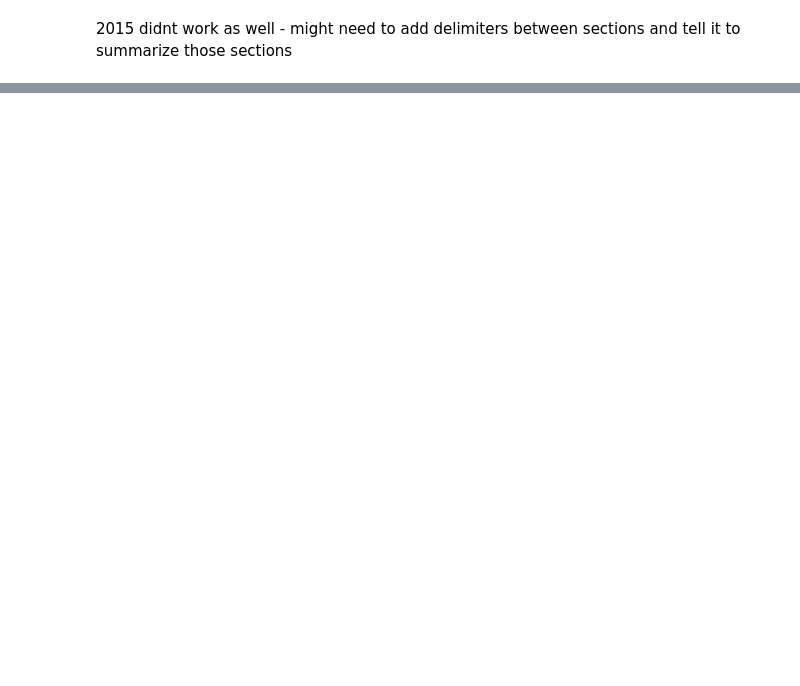
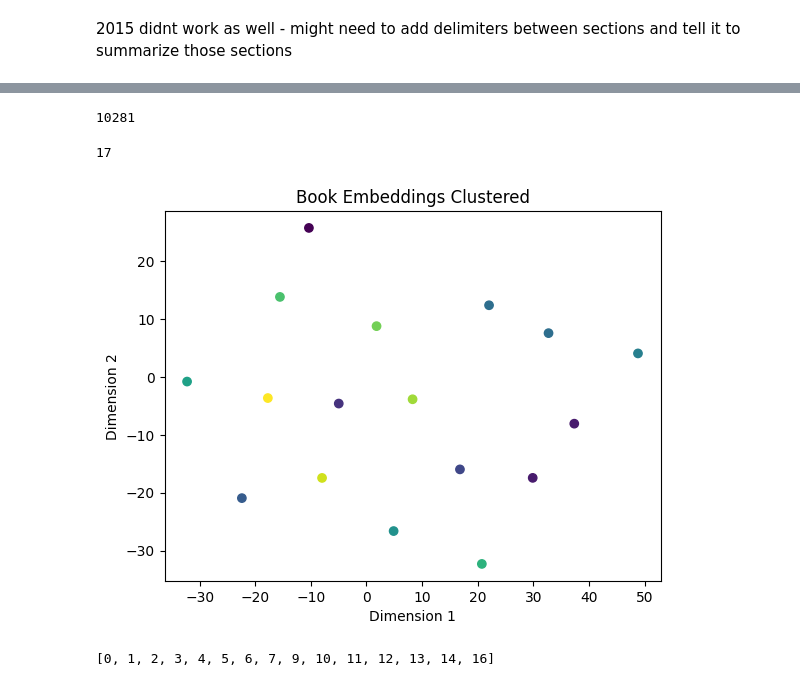
Before and after one commit to jmoro0408/Terms-Conditions-Comparison, a Jupyter notebook: 2_summarize.ipynb, the cells around one changed output, grey strips where cells are left out. Drawn from its saved outputs; the diff is of its cells as text; code cells hidden in the pictures; blank space fills up the shorter version.

```diff
--- a/2_summarize.ipynb
+++ b/2_summarize.ipynb
@@ -186,0 +509,36 @@ with open('summarized_2015.txt', 'w') as f:
+# %%
+llm.get_num_tokens(data_2023[0].page_content)
+# %% [output]
+10281
+# %%
+text_splitter = RecursiveCharacterTextSplitter.from_tiktoken_encoder(
+    chunk_size=750, chunk_overlap=0
+)
+split_docs = text_splitter.split_documents(data_2023)
+len(split_docs)
+# %% [output]
+17
+# %%
+embeddings = OpenAIEmbeddings()
+
+vectors = embeddings.embed_documents([x.page_content for x in split_docs])
+# %%
+num_clusters = 15
+
+# Perform K-means clustering
+kmeans = KMeans(n_clusters=num_clusters, random_state=42).fit(vectors)
+# %%
+vectors = np.array(vectors)
+# %%
+# Perform t-SNE and reduce to 2 dimensions
+tsne = TSNE(n_components=2, random_state=42, perplexity=10)
+reduced_data_tsne = tsne.fit_transform(vectors)
+
+# Plot the reduced data
+plt.scatter(reduced_data_tsne[:, 0], reduced_data_tsne[:, 1], c=kmeans.labels_)
+plt.xlabel("Dimension 1")
+plt.ylabel("Dimension 2")
+plt.title("Book Embeddings Clustered")
+plt.show()
+# %% [output]
+[figure, added]
@@ -186,0 +561,5 @@ with open('summarized_2015.txt', 'w') as f:
+# %%
+selected_indices = sorted(closest_indices)
+selected_indices
+# %% [output]
+[0, 1, 2, 3, 4, 5, 6, 7, 9, 10, 11, 12, 13, 14, 16]
```
Also changed, not shown: parts of 57 cells of this notebook.
